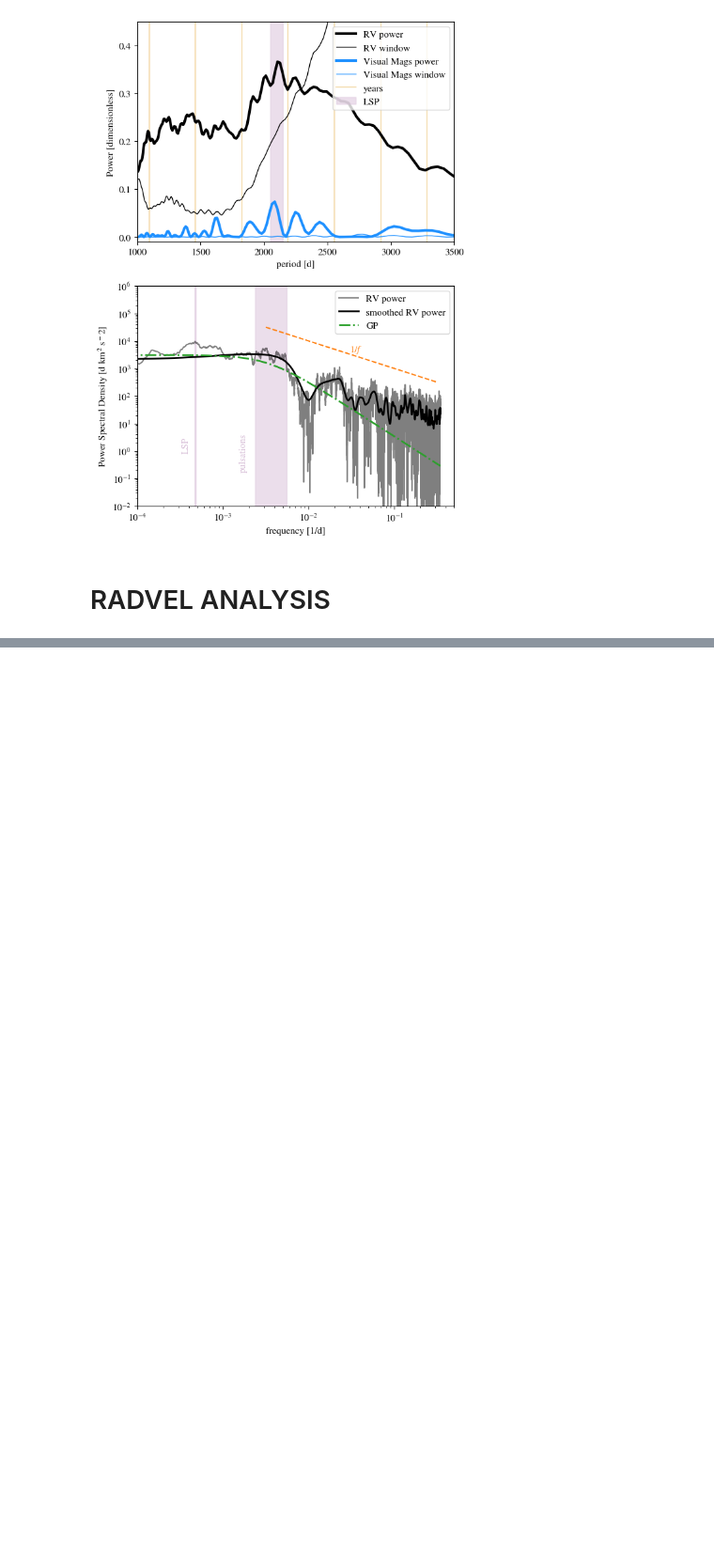
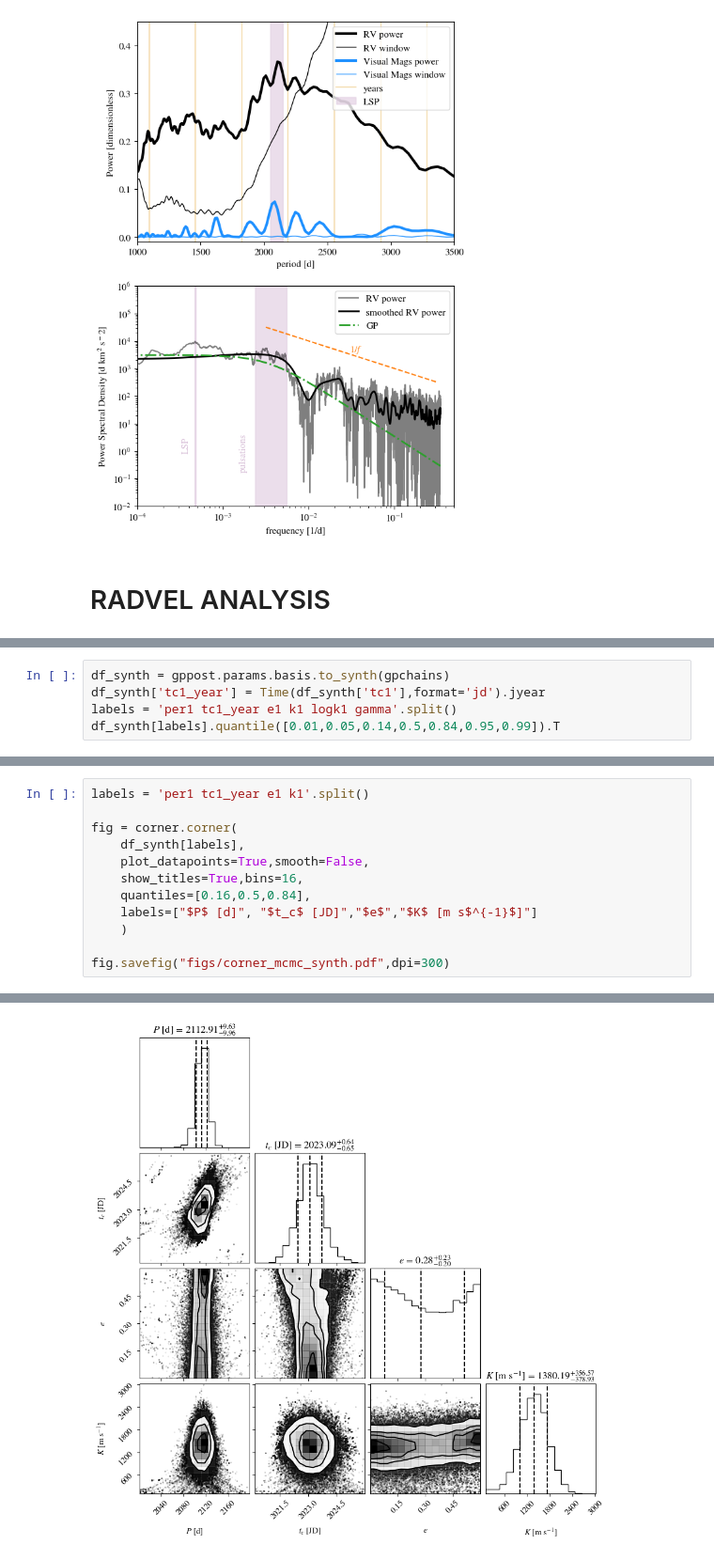
Before and after one commit to morganemacleod/BetelgeuseLittleFriend, a Jupyter notebook: Betelgeuse_LittleFriend_Analysis.ipynb, the cells around one changed output, grey strips where cells are left out. Shown at 94% size. Drawn from its saved outputs; the diff is of its cells as text; blank space fills up the shorter version.

```diff
--- a/Betelgeuse_LittleFriend_Analysis.ipynb
+++ b/Betelgeuse_LittleFriend_Analysis.ipynb
@@ -277,0 +301,5 @@ FileNotFoundError: [Errno 2] No such file or directory: 'BG_radvel_MLE_Exp300.0_
+# %%
+df_synth = gppost.params.basis.to_synth(gpchains)
+df_synth['tc1_year'] = Time(df_synth['tc1'],format='jd').jyear
+labels = 'per1 tc1_year e1 k1 logk1 gamma'.split()
+df_synth[labels].quantile([0.01,0.05,0.14,0.5,0.84,0.95,0.99]).T
@@ -277,0 +314,13 @@ FileNotFoundError: [Errno 2] No such file or directory: 'BG_radvel_MLE_Exp300.0_
+# %%
+labels = 'per1 tc1_year e1 k1'.split()
+
+fig = corner.corner(
+    df_synth[labels],
+    plot_datapoints=True,smooth=False,
+    show_titles=True,bins=16,
+    quantiles=[0.16,0.5,0.84],
+    labels=["$P$ [d]", "$t_c$ [JD]","$e$","$K$ [m s$^{-1}$]"]
+    )
+
+fig.savefig("figs/corner_mcmc_synth.pdf",dpi=300)
+# %% [output]
@@ -277,0 +328 @@ FileNotFoundError: [Errno 2] No such file or directory: 'BG_radvel_MLE_Exp300.0_
+[figure, added]
```
Also changed, not shown: parts of 8 cells of this notebook.
